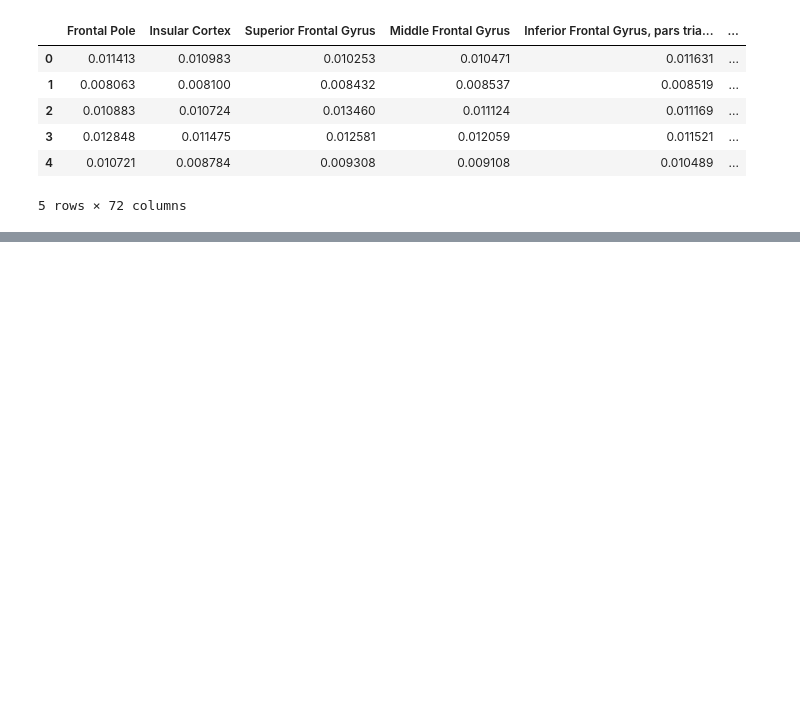
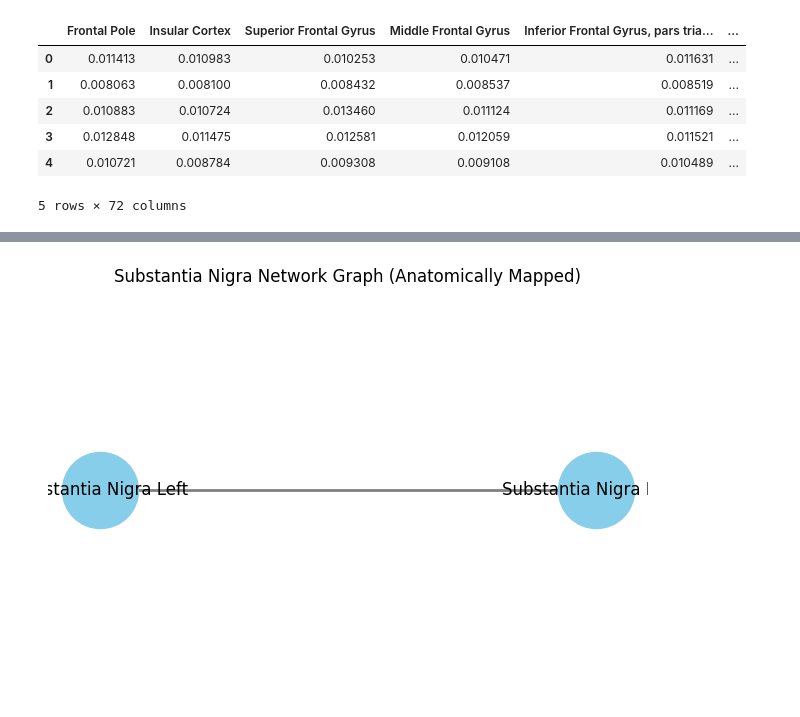
Before and after one commit to efwoods/Parkinsons_Disease_Study, a Jupyter notebook: notebooks/cluster_analysis.ipynb, the cells around one changed output, grey strips where cells are left out. Saved outputs shown, nothing was run; the diff lists cells and outputs as text; code cells hidden in the pictures; blank space fills up the shorter version.

Commit message:
visualizing network data

```diff
--- a/notebooks/cluster_analysis.ipynb
+++ b/notebooks/cluster_analysis.ipynb
@@ -1385,0 +1693,23 @@ array(['Frontal Pole', 'Insular Cortex', 'Superior Frontal Gyrus',
+# %%
+
+# Define brain regions
+regions = ["Substantia Nigra Left", "Substantia Nigra Right"]
+
+# Define a simple network (connecting left and right)
+G = nx.Graph()
+G.add_nodes_from(regions)
+G.add_edge("Substantia Nigra Left", "Substantia Nigra Right", weight=1.0)  # Example connection
+
+# Define anatomical positions for left and right
+pos = {
+    "Substantia Nigra Left": (-1, 0),  # Left side of brain
+    "Substantia Nigra Right": (1, 0)   # Right side of brain
+}
+
+# Draw the graph
+plt.figure(figsize=(6, 4))
+nx.draw(G, pos, with_labels=True, node_size=3000, node_color="skyblue", font_size=12, edge_color="gray", width=2)
+plt.title("Substantia Nigra Network Graph (Anatomically Mapped)")
+plt.show()
+# %% [output]
+[figure, added]
```
Also changed, not shown: parts of 52 cells of this notebook, 4 other files.
